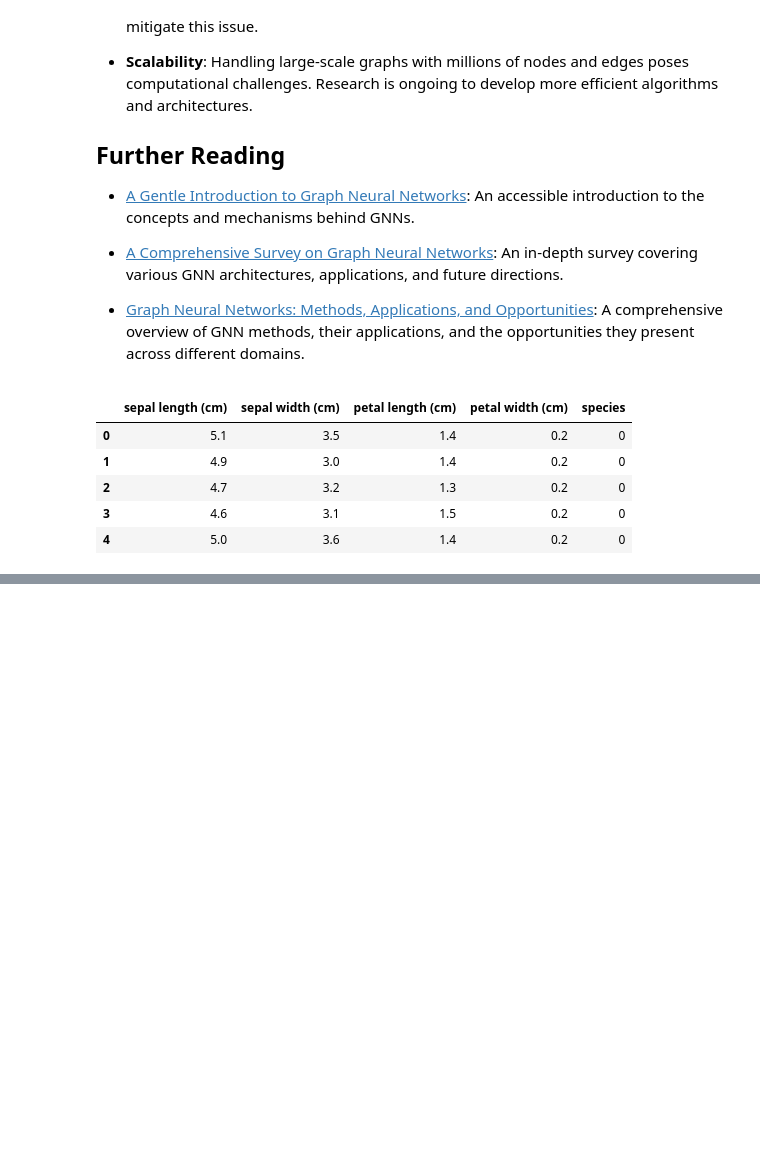
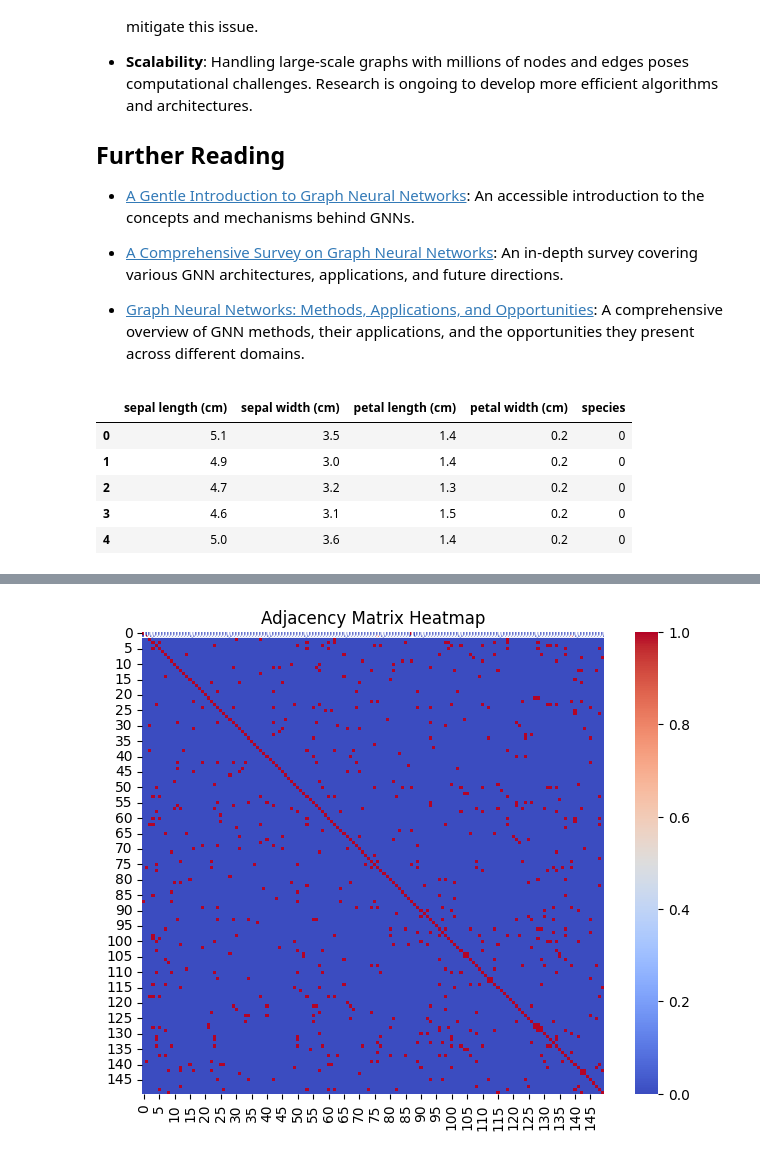
Before and after one commit to jzsmoreno/likelihood, a Jupyter notebook: examples/GraphNNs.ipynb, the cells around one changed output, grey strips where cells are left out. Drawn from its saved outputs; the diff is of its cells as text; code cells hidden in the pictures; blank space fills up the shorter version.

Commit message:
develop (#51)
* Update GraphNNs.ipynb

```diff
--- a/examples/GraphNNs.ipynb
+++ b/examples/GraphNNs.ipynb
@@ -140,0 +141,56 @@ gnn_df.head()
+# %%
+import matplotlib.pyplot as plt
+import seaborn as sns
+import networkx as nx
+
+
+def plot_adjacency_heatmap(adj_matrix, figsize=(8, 6)):
+    """Plots a heatmap for the given adjacency matrix."""
+    adj_matrix = np.array(adj_matrix)
+    plt.figure(figsize=figsize)
+    sns.heatmap(adj_matrix, annot=True, cmap="coolwarm", cbar=True, square=True)
+    plt.title("Adjacency Matrix Heatmap")
+    plt.show()
+
+
+def plot_graph_from_adjacency(adj_matrix, figsize=(8, 6)):
+    adj_matrix = np.array(adj_matrix)
+    np.fill_diagonal(adj_matrix, 0.0)
+    G = nx.from_numpy_array(adj_matrix, create_using=nx.DiGraph)
+    plt.figure(figsize=figsize)
+    pos = nx.kamada_kawai_layout(G, weight=None)
+    degrees = [val for _, val in G.degree()]
+    node_color = degrees
+    cmap = plt.cm.viridis
+    nx.draw(
+        G,
+        pos,
+        with_labels=True,
+        node_size=500,
+        node_color=node_color,
+        cmap=cmap,
+        font_size=8,
+        font_weight="bold",
+        edge_color="gray",
+        width=1,
+        alpha=0.8,
+        edgecolors="black",
+        font_color="black",
+        arrows=True,
+    )
+
+    sm = plt.cm.ScalarMappable(
+        cmap=cmap, norm=plt.Normalize(vmin=min(node_color), vmax=max(node_color))
+    )
+    sm.set_array([])
+    cbar = plt.colorbar(sm, ax=plt.gca())
+    cbar.set_label("Node Degree")
+
+    plt.title("Graph Representation of Adjacency Matrix", fontsize=16)
+    plt.axis("off")
+    plt.show()
+
+
+plot_adjacency_heatmap(data.adjacency)
+# %% [output]
+[figure, added]
```
Also changed, not shown: parts of 4 cells of this notebook.
